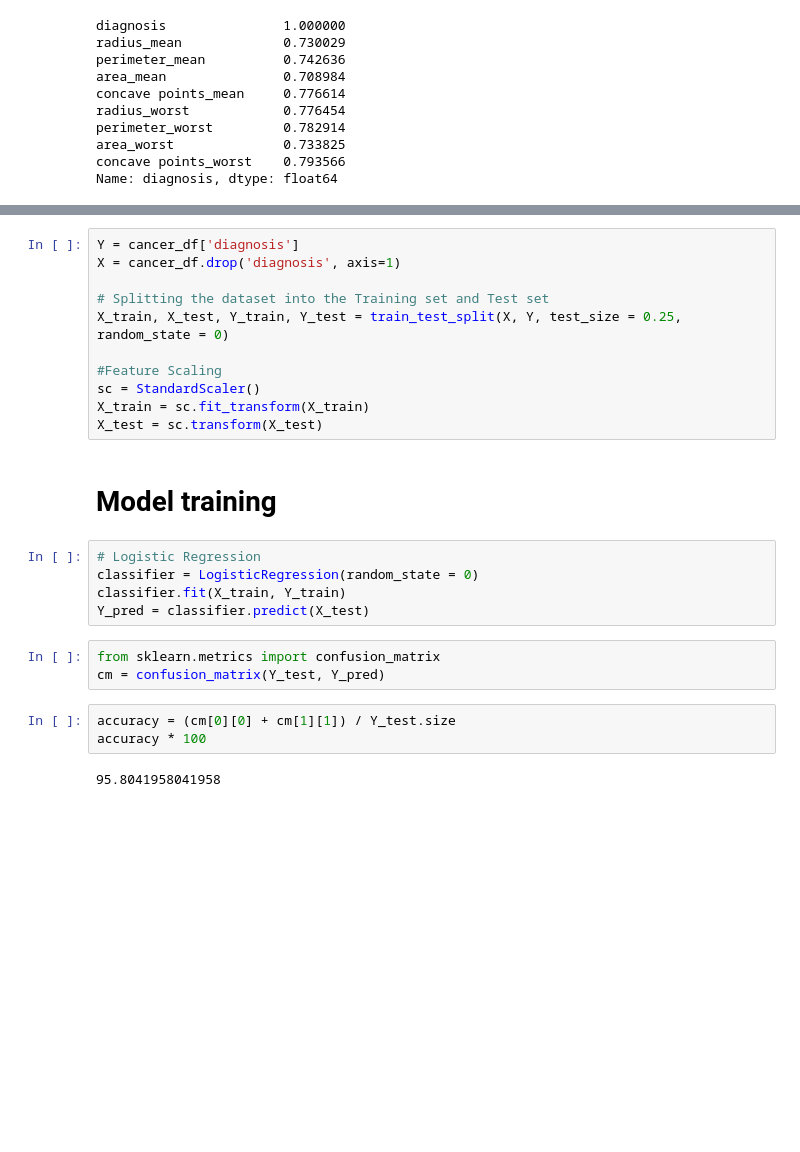
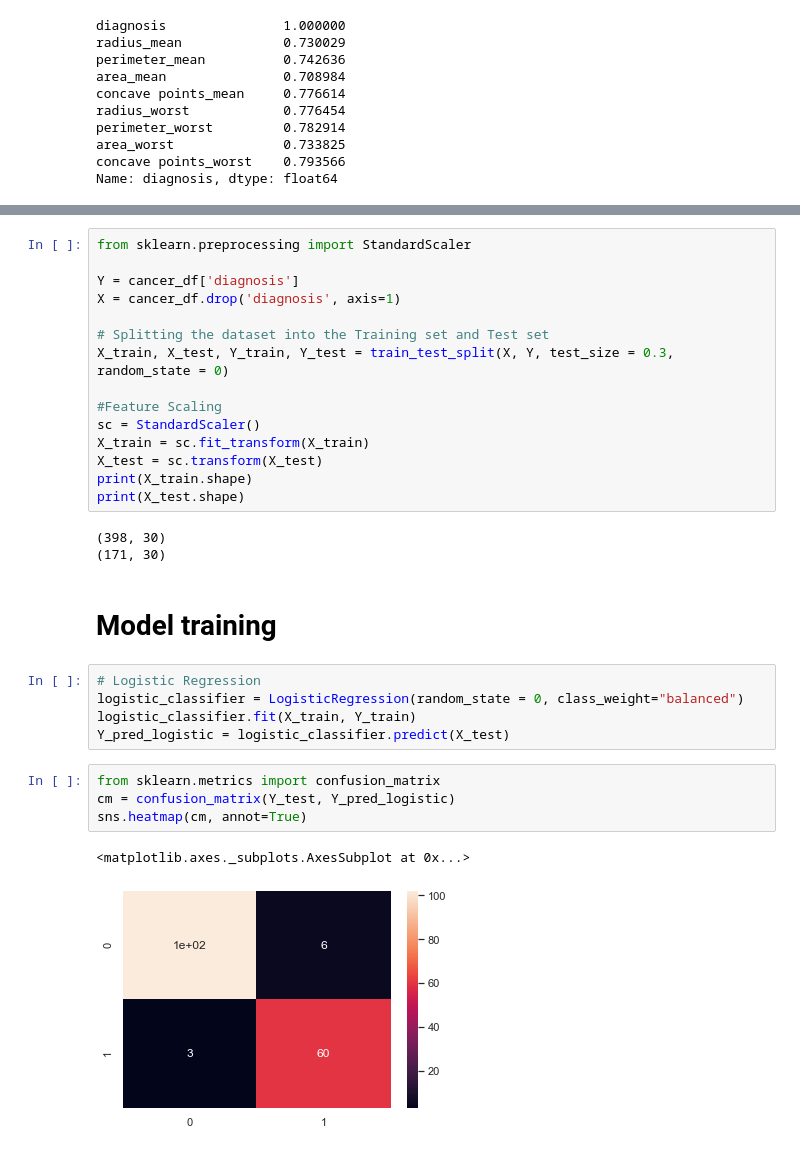
Before and after one commit to elviraux/Otus, a Jupyter notebook: ml/data exploration/Breast cancer dataset exploration and analysis.ipynb, the cells around one changed output, grey strips where cells are left out. Drawn from its saved outputs; the diff is of its cells as text; blank space fills up the shorter version.

```diff
--- a/ml/data exploration/Breast cancer dataset exploration and analysis.ipynb
+++ b/ml/data exploration/Breast cancer dataset exploration and analysis.ipynb
@@ -92,28 +153,34 @@ Name: diagnosis, dtype: float64
 # %%
+from sklearn.preprocessing import StandardScaler
+
 Y = cancer_df['diagnosis']
 X = cancer_df.drop('diagnosis', axis=1)
 
 # Splitting the dataset into the Training set and Test set
-X_train, X_test, Y_train, Y_test = train_test_split(X, Y, test_size = 0.25, random_state = 0)
+X_train, X_test, Y_train, Y_test = train_test_split(X, Y, test_size = 0.3, random_state = 0)
 
 #Feature Scaling
 sc = StandardScaler()
 X_train = sc.fit_transform(X_train)
 X_test = sc.transform(X_test)
+print(X_train.shape)
+print(X_test.shape)
+# %% [output]
+(398, 30)
+(171, 30)
 # %% [markdown]
 # Model training
 # %%
 # Logistic Regression
-classifier = LogisticRegression(random_state = 0)
-classifier.fit(X_train, Y_train)
-Y_pred = classifier.predict(X_test)
+logistic_classifier = LogisticRegression(random_state = 0, class_weight="balanced")
+logistic_classifier.fit(X_train, Y_train)
+Y_pred_logistic = logistic_classifier.predict(X_test)
 # %%
 from sklearn.metrics import confusion_matrix
-cm = confusion_matrix(Y_test, Y_pred)
+cm = confusion_matrix(Y_test, Y_pred_logistic)
+sns.heatmap(cm, annot=True)
+# %% [output]
+<matplotlib.axes._subplots.AxesSubplot at 0x...>
+[figure, added]
-# %%
-accuracy = (cm[0][0] + cm[1][1]) / Y_test.size
-accuracy * 100
-# %% [output]
-95.8041958041958
 # %%
 # Random Forest
```
Also changed, not shown: parts of 17 cells of this notebook, 3 other files.
